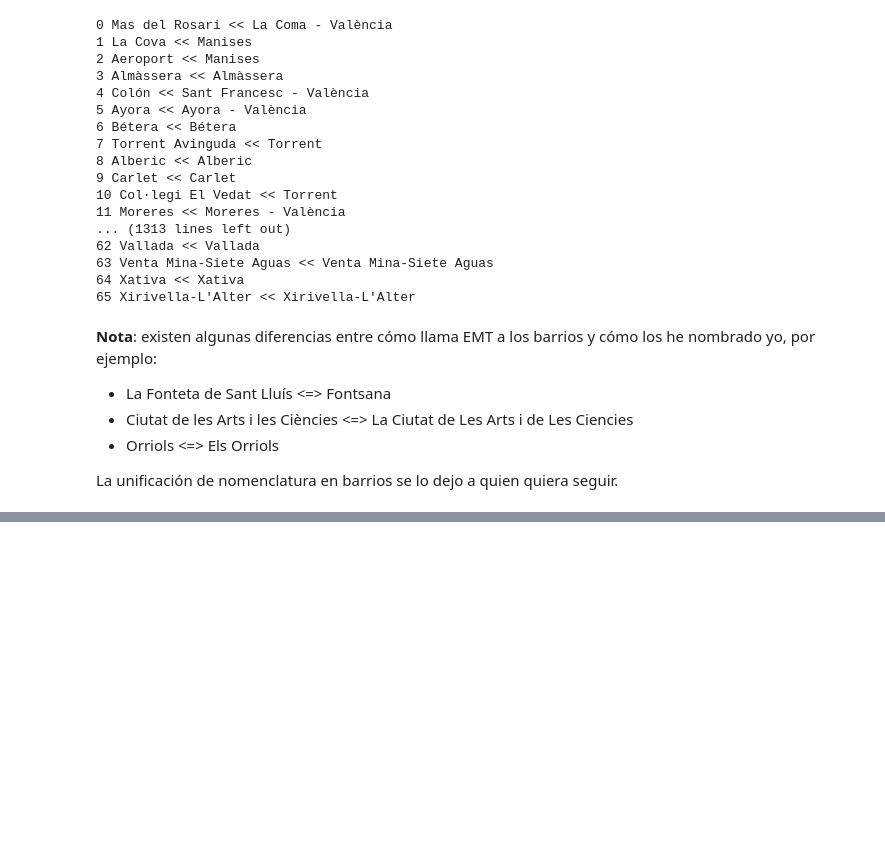
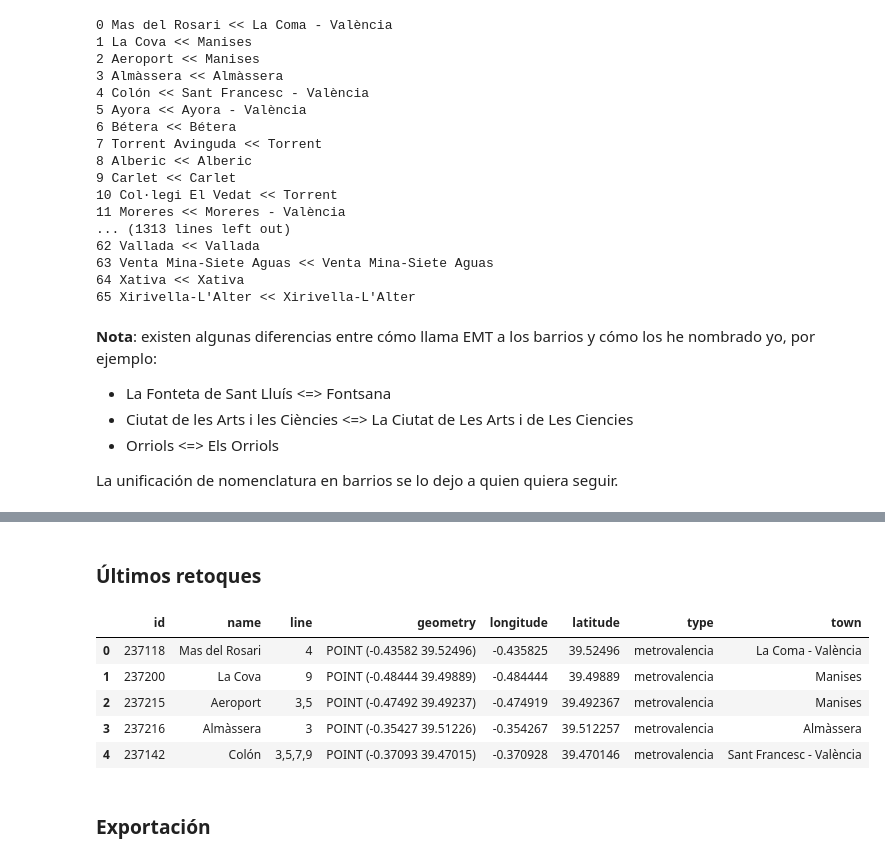
Before and after one commit to aitanarules/codeday, a Jupyter notebook: Data wrangling.ipynb, the cells around one changed output, grey strips where cells are left out. Cells and saved outputs as stored; diff of their text form; code cells hidden in the pictures; blank space fills up the shorter version.

```diff
--- a/Data wrangling.ipynb
+++ b/Data wrangling.ipynb
@@ -777,0 +778,22 @@ La unificación de nomenclatura en barrios se lo dejo a quien quiera seguir.
+# %% [markdown]
+### Últimos retoques
+# %%
+# Traducimos las columnas para supabase
+
+gdf.rename(columns={'nombre': 'name'}, inplace=True)
+gdf.rename(columns={'latitud': 'latitude'}, inplace=True)
+gdf.rename(columns={'longitud': 'longitude'}, inplace=True)
+gdf.rename(columns={'linea': 'line'}, inplace=True)
+gdf.rename(columns={'tipo': 'type'}, inplace=True)
+gdf.rename(columns={'municipio': 'town'}, inplace=True)
+
+gdf.head()
+# %% [output]
+|  | id | name | line | geometry | longitude | latitude | type | town |
+| 0 | 237118 | Mas del Rosari | 4 | POINT (-0.43582 39.52496) | -0.435825 | 39.52496 | metrovalencia | La Coma - València |
+| 1 | 237200 | La Cova | 9 | POINT (-0.48444 39.49889) | -0.484444 | 39.49889 | metrovalencia | Manises |
+| 2 | 237215 | Aeroport | 3,5 | POINT (-0.47492 39.49237) | -0.474919 | 39.492367 | metrovalencia | Manises |
+| 3 | 237216 | Almàssera | 3 | POINT (-0.35427 39.51226) | -0.354267 | 39.512257 | metrovalencia | Almàssera |
+| 4 | 237142 | Colón | 3,5,7,9 | POINT (-0.37093 39.47015) | -0.370928 | 39.470146 | metrovalencia | Sant Francesc - València |
+# %% [markdown]
+### Exportación
```
Also changed, not shown: parts of 5 cells of this notebook, 2 other files.
